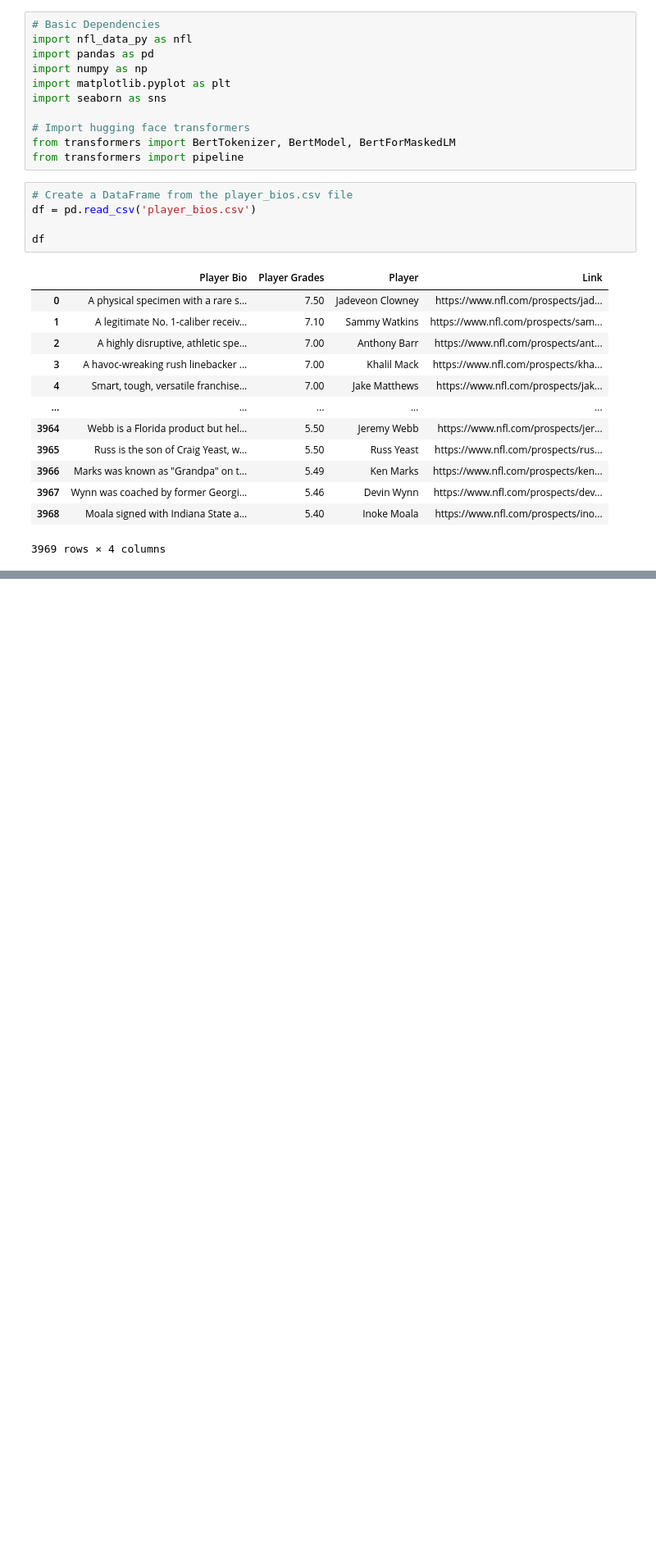
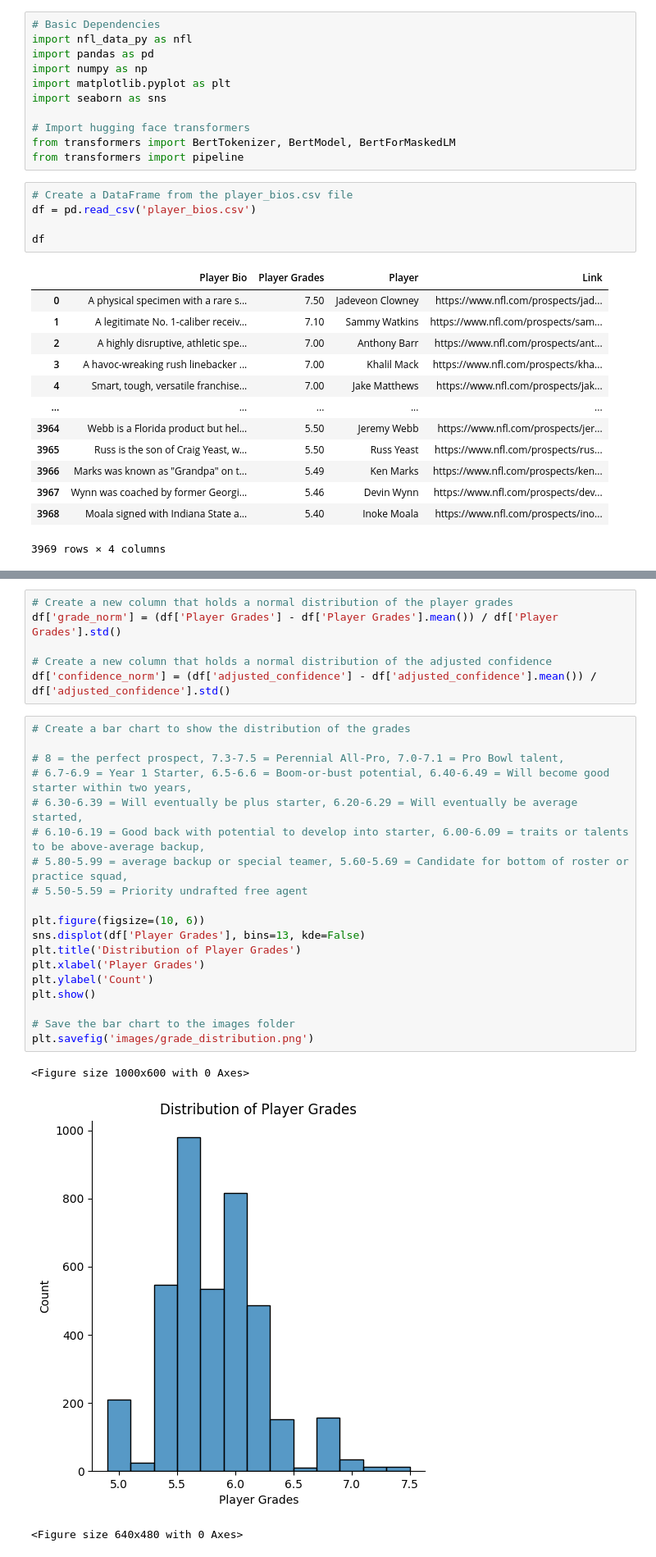
Before and after one commit to tbryan2/nfl-prospects-nlp, a Jupyter notebook: transformer.ipynb, the cells around one changed output, grey strips where cells are left out. Shown: that part at 82% size. Cells and saved outputs as stored; diff of their text form; blank space fills up the shorter version.

```diff
--- a/transformer.ipynb
+++ b/transformer.ipynb
@@ -61,0 +74,29 @@ df
+# %%
+# Create a new column that holds a normal distribution of the player grades
+df['grade_norm'] = (df['Player Grades'] - df['Player Grades'].mean()) / df['Player Grades'].std()
+
+# Create a new column that holds a normal distribution of the adjusted confidence
+df['confidence_norm'] = (df['adjusted_confidence'] - df['adjusted_confidence'].mean()) / df['adjusted_confidence'].std()
+# %%
+# Create a bar chart to show the distribution of the grades
+
+# 8 = the perfect prospect, 7.3-7.5 = Perennial All-Pro, 7.0-7.1 = Pro Bowl talent,
+# 6.7-6.9 = Year 1 Starter, 6.5-6.6 = Boom-or-bust potential, 6.40-6.49 = Will become good starter within two years,
+# 6.30-6.39 = Will eventually be plus starter, 6.20-6.29 = Will eventually be average started,
+# 6.10-6.19 = Good back with potential to develop into starter, 6.00-6.09 = traits or talents to be above-average backup,
+# 5.80-5.99 = average backup or special teamer, 5.60-5.69 = Candidate for bottom of roster or practice squad,
+# 5.50-5.59 = Priority undrafted free agent
+
+plt.figure(figsize=(10, 6))
+sns.displot(df['Player Grades'], bins=13, kde=False)
+plt.title('Distribution of Player Grades')
+plt.xlabel('Player Grades')
+plt.ylabel('Count')
+plt.show()
+
+# Save the bar chart to the images folder
+plt.savefig('images/grade_distribution.png')
+# %% [output]
+<Figure size 1000x600 with 0 Axes>
+[figure, added]
+<Figure size 640x480 with 0 Axes>
```
Also changed, not shown: parts of 6 cells of this notebook, 3 other files.
